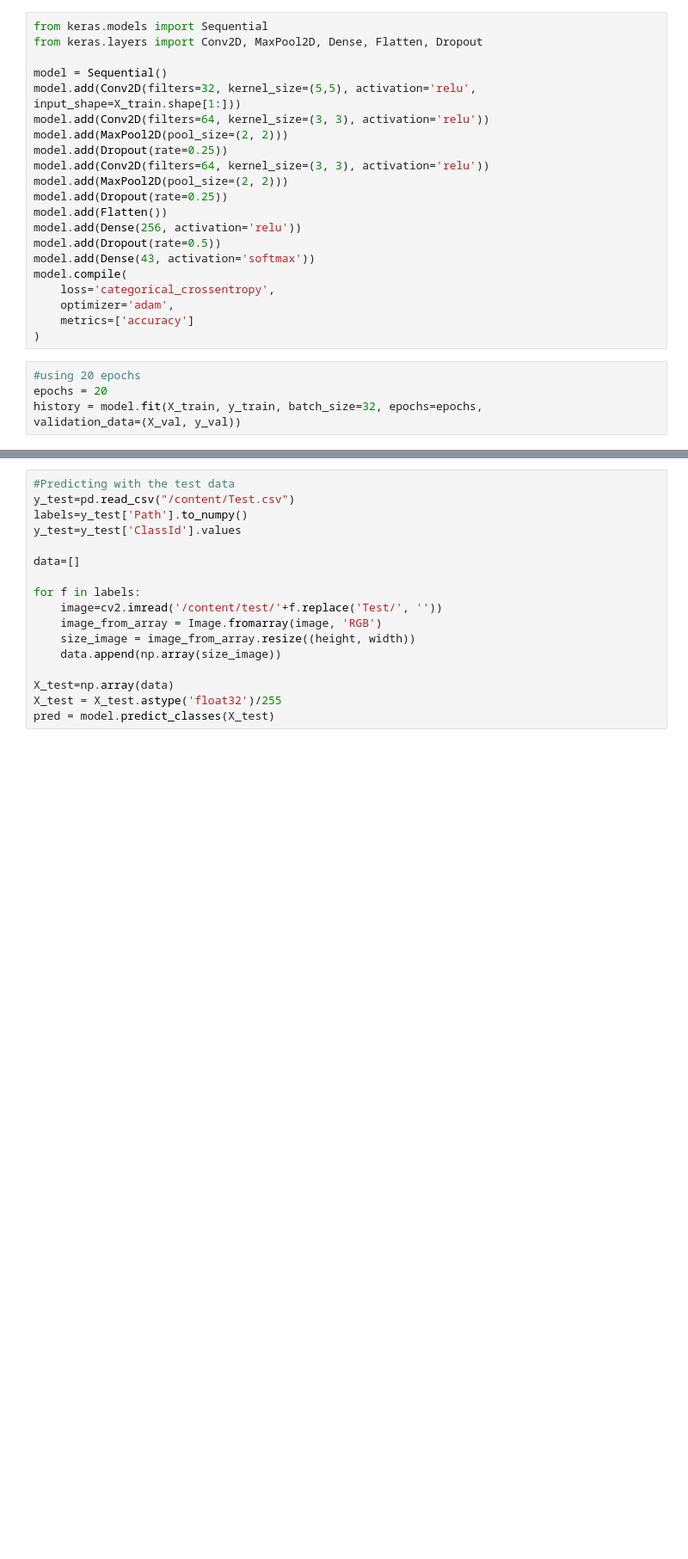
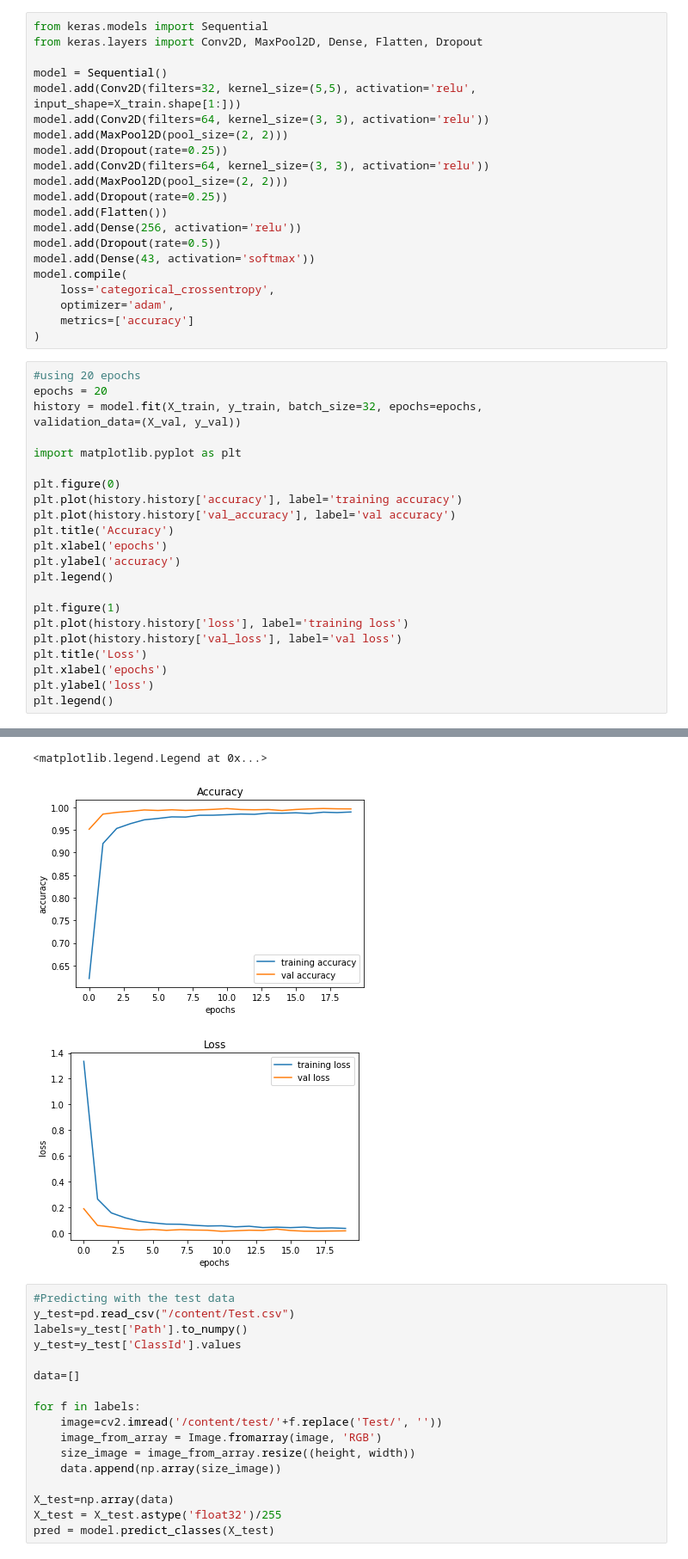
Before and after one commit to ChandanaKoneru/Traffic-sign-detection-and-classification, a Jupyter notebook: traffic_sign_detection.ipynb, the cells around one changed output, grey strips where cells are left out. Shown at 86% size. Saved outputs shown, nothing was run; the diff lists cells and outputs as text; blank space fills up the shorter version.

```diff
--- a/traffic_sign_detection.ipynb
+++ b/traffic_sign_detection.ipynb
@@ -88,8 +90,27 @@ model.compile(
     optimizer='adam',
     metrics=['accuracy']
 )
-# %%
-#using 20 epochs
-epochs = 20
-history = model.fit(X_train, y_train, batch_size=32, epochs=epochs,
-validation_data=(X_val, y_val))
+# %%
+#using 20 epochs
+epochs = 20
+history = model.fit(X_train, y_train, batch_size=32, epochs=epochs,
+validation_data=(X_val, y_val))
+
+import matplotlib.pyplot as plt
+
+plt.figure(0)
+plt.plot(history.history['accuracy'], label='training accuracy')
+plt.plot(history.history['val_accuracy'], label='val accuracy')
+plt.title('Accuracy')
+plt.xlabel('epochs')
+plt.ylabel('accuracy')
+plt.legend()
+
+plt.figure(1)
+plt.plot(history.history['loss'], label='training loss')
+plt.plot(history.history['val_loss'], label='val loss')
+plt.title('Loss')
+plt.xlabel('epochs')
+plt.ylabel('loss')
+plt.legend()
+# %% [output]
@@ -96,3 +134,6 @@ validation_data=(X_val, y_val))
+<matplotlib.legend.Legend at 0x...>
+[figure, added]
+[figure, added]
 # %%
 #Predicting with the test data
 y_test=pd.read_csv("/content/Test.csv")
```
Also changed, not shown: parts of 4 cells of this notebook.
